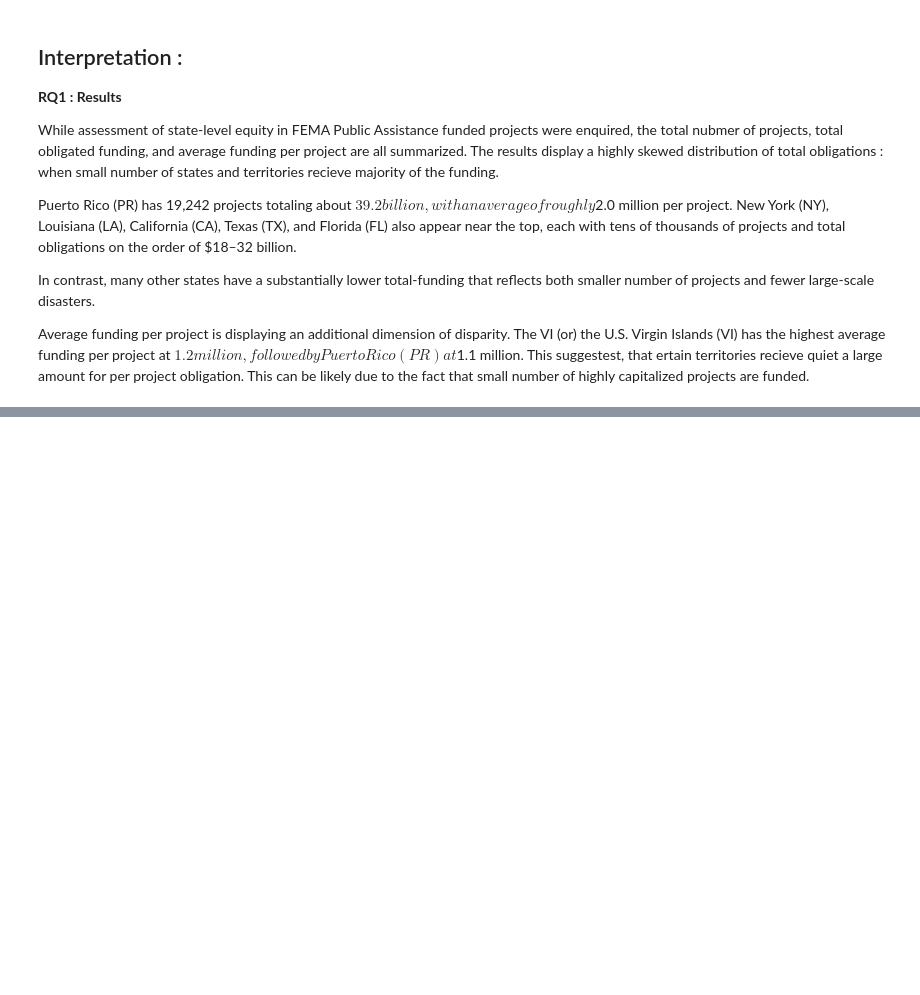
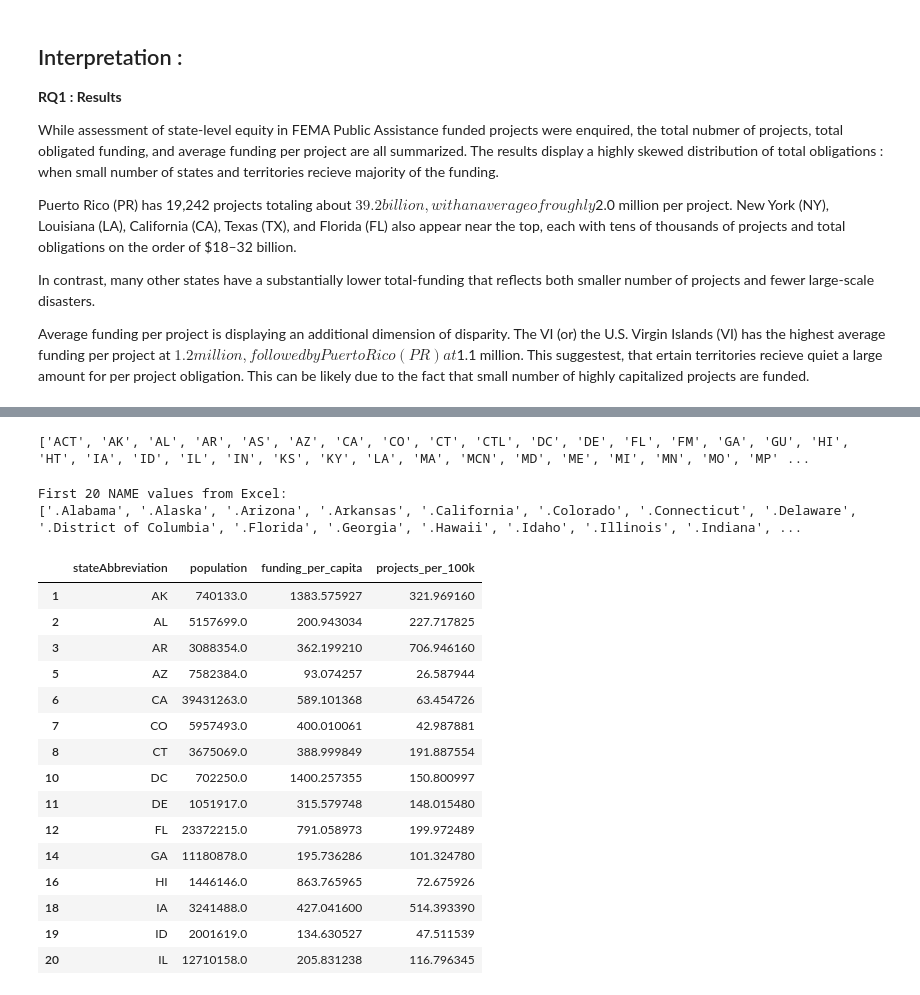
Before and after one commit to keerthanyaa/AIT582-Project-Fall25-DREAM, a Jupyter notebook: notebooks/0-Prelim-Analysis.ipynb, the cells around one changed output, grey strips where cells are left out. Saved outputs shown, nothing was run; the diff lists cells and outputs as text; code cells hidden in the pictures; blank space fills up the shorter version.

```diff
--- a/notebooks/0-Prelim-Analysis.ipynb
+++ b/notebooks/0-Prelim-Analysis.ipynb
@@ -548,0 +556,21 @@ Average funding per project is displaying an additional dimension of disparity.
+# %%
+print(sorted(state_summary["stateAbbreviation"].unique().tolist()))
+# %% [output]
+['ACT', 'AK', 'AL', 'AR', 'AS', 'AZ', 'CA', 'CO', 'CT', 'CTL', 'DC', 'DE', 'FL', 'FM', 'GA', 'GU', 'HI', 'HT', 'IA', 'ID', 'IL', 'IN', 'KS', 'KY', 'LA', 'MA', 'MCN', 'MD', 'ME', 'MI', 'MN', 'MO', 'MP' ...
+# %%
+import pandas as pd
+
+pop_raw = pd.read_excel(
+    "/Users/keerthanyaanirmalkumar/Desktop/AIT582-DL1/Active-Development/AIT582-Metad-PROJ-Fall25/data/NST-EST2024-POP.xlsx",
+    header=3,
+)
+pop_raw = pop_raw.rename(columns={"Unnamed: 0": "NAME"})
+
+exclude_names = ["United States", "Northeast", "Midwest", "South", "West"]
+pop_states = pop_raw[~pop_raw["NAME"].isin(exclude_names)].copy()
+
+print("First 20 NAME values from Excel:")
+print(pop_states["NAME"].head(20).tolist())
+# %% [output]
+First 20 NAME values from Excel:
+['.Alabama', '.Alaska', '.Arizona', '.Arkansas', '.California', '.Colorado', '.Connecticut', '.Delaware', '.District of Columbia', '.Florida', '.Georgia', '.Hawaii', '.Idaho', '.Illinois', '.Indiana', ...
@@ -548,0 +615,30 @@ Average funding per project is displaying an additional dimension of disparity.
+# %%
+# Drop rows with no population
+state_pc_base = state_pc_base[state_pc_base["population"].notna()]
+
+# Compute per-capita metrics
+state_pc_base["funding_per_capita"] = (
+    state_pc_base["total_obligated_funding"] / state_pc_base["population"]
+)
+state_pc_base["projects_per_100k"] = (
+    state_pc_base["total_projects"] / (state_pc_base["population"] / 100_000)
+)
+
+state_pc_base[["stateAbbreviation", "population", "funding_per_capita", "projects_per_100k"]].head(15)
+# %% [output]
+|  | stateAbbreviation | population | funding_per_capita | projects_per_100k |
+| 1 | AK | 740133.0 | 1383.575927 | 321.969160 |
+| 2 | AL | 5157699.0 | 200.943034 | 227.717825 |
+| 3 | AR | 3088354.0 | 362.199210 | 706.946160 |
+| 5 | AZ | 7582384.0 | 93.074257 | 26.587944 |
+| 6 | CA | 39431263.0 | 589.101368 | 63.454726 |
+| 7 | CO | 5957493.0 | 400.010061 | 42.987881 |
+| 8 | CT | 3675069.0 | 388.999849 | 191.887554 |
+| 10 | DC | 702250.0 | 1400.257355 | 150.800997 |
+| 11 | DE | 1051917.0 | 315.579748 | 148.015480 |
+| 12 | FL | 23372215.0 | 791.058973 | 199.972489 |
+| 14 | GA | 11180878.0 | 195.736286 | 101.324780 |
+| 16 | HI | 1446146.0 | 863.765965 | 72.675926 |
+| 18 | IA | 3241488.0 | 427.041600 | 514.393390 |
+| 19 | ID | 2001619.0 | 134.630527 | 47.511539 |
+| 20 | IL | 12710158.0 | 205.831238 | 116.796345 |
```
Also changed, not shown: parts of 24 cells of this notebook, 1 other file.
